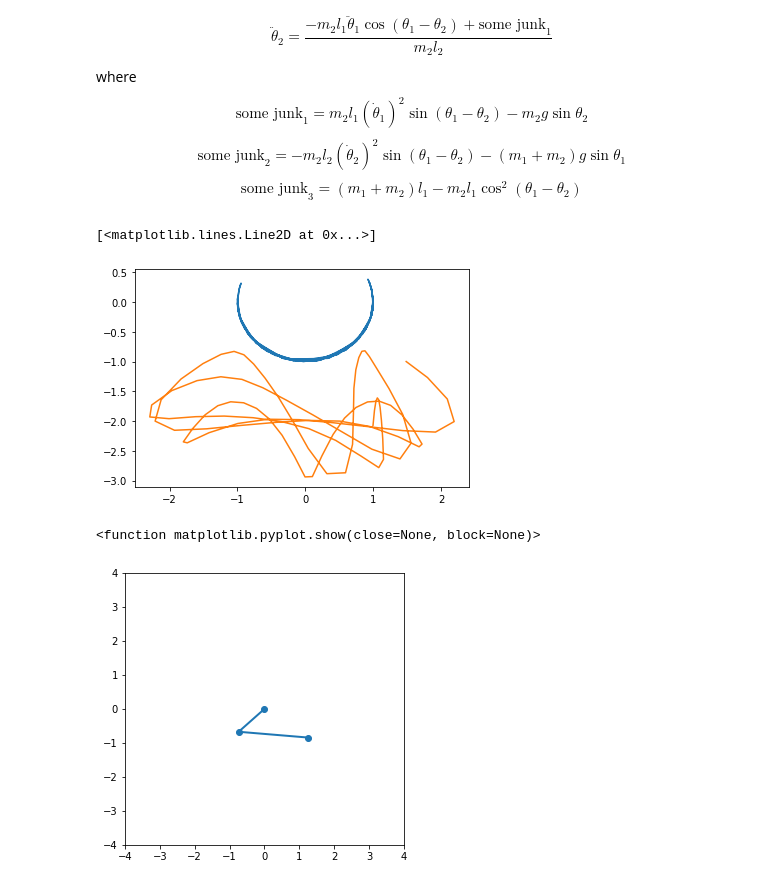
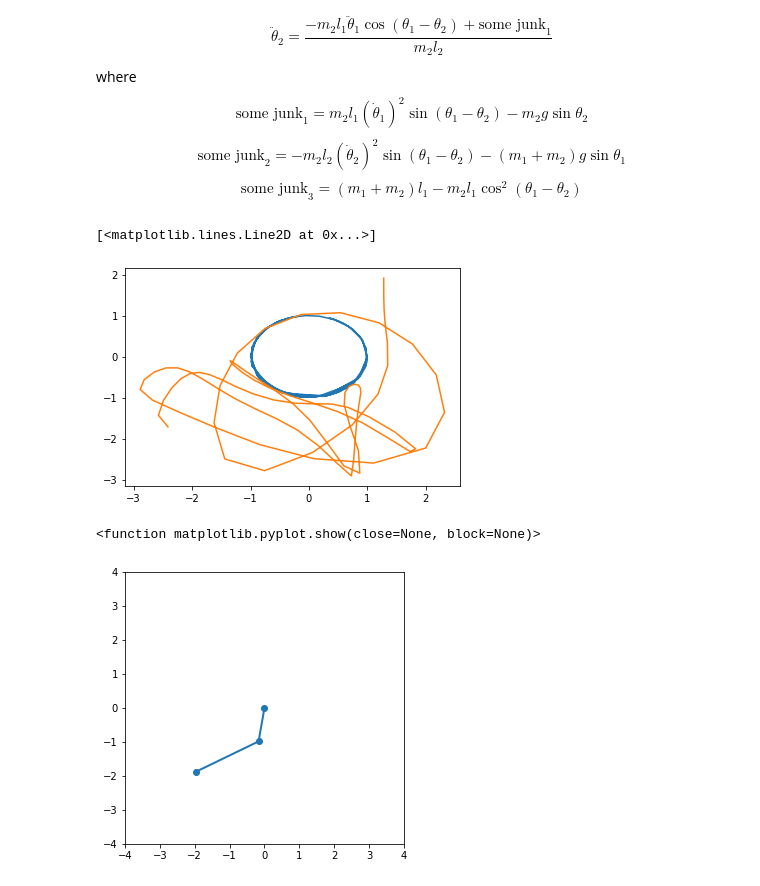
Before and after one commit to r4b61t/ssm, a Jupyter notebook: Homework/Homework 1.3.ipynb, the cells around one changed output. Cells and saved outputs as stored; diff of their text form; code cells hidden in the pictures.

```diff
--- a/Homework/Homework 1.3.ipynb
+++ b/Homework/Homework 1.3.ipynb
@@ -111,23 +111,23 @@ where $$\text{some junk}_1 = {m_2}{l_1}{({{\dot \theta }_1})^2}\sin ({\theta _1}
 $$\text{some junk}_2 = - {m_2}{l_2}{({{\dot \theta }_2})^2}\sin ({\theta _1} - {\theta _2}) - ({m_1} + {m_2})g\sin {\theta _1} $$
 $$\text{some junk}_3 = ({m_1} + {m_2}){l_1} - {m_2}{l_1}\cos^2 ({\theta _1} - {\theta _2})$$
 # %%
-y0 = np.array([1.5,0,3,0])
+y0 = np.array([1.5,3,0,0])
 l1,l2,m1,m2,g=1,2,2,1,9.8
 T=10
 def rhs(y,t):
     junk1 = m2*l1*y[2]**2*np.sin(y[0]-y[1]) -m2*g*np.sin(y[1])
     junk2 = -m2*l2*y[3]**2*np.sin(y[0]-y[1]) - (m1+m2)*g*np.sin(y[0])
     junk3 = (m1+m2)*l1 - m2*l1*np.cos(y[0]-y[1])**2
     angacc1 = (junk2 - np.cos(y[0]-y[1]) * junk1)/junk3
     angacc2 = (-m2*l1*angacc1*np.cos(y[0]-y[1])+junk1)/(m2*l2)
     return np.array([y[2],y[3],angacc1,angacc2])
 t = np.arange(0,T,0.1)
 ans = odeint(rhs,y0,t)
 plt.plot(l1*np.sin(ans[:,0]), -l1*np.cos(ans[:,0]))
 plt.plot(l2*np.sin(ans[:,1])+l1*np.sin(ans[:,0]), -l2*np.cos(ans[:,1])-l1*np.cos(ans[:,0]))
 # %% [output]
 [<matplotlib.lines.Line2D at 0x...>]
-[figure, old version]
+[figure, new version]
 # %%
 fig, ax = plt.subplots(figsize=(5, 5))
 ax = plt.axes(xlim=(-4, 4), ylim=(-4, 4))
@@ -141,9 +141,9 @@ def animate(i):
     line.set_data([0,mass1[0],mass2[0]],[0,mass1[1],mass2[1]])
     return line
 
-anim = animation.FuncAnimation(fig, animate,frames=int(T/0.1), repeat=False)
+anim = animation.FuncAnimation(fig, animate,frames=int(1000), repeat=False)
 anim.save('dblpend.mp4', fps = 100)
 plt.show
 # %% [output]
 <function matplotlib.pyplot.show(close=None, block=None)>
-[figure, old version]
+[figure, new version]
```
Also changed, not shown: parts of 2 cells of this notebook, 2 other files.
